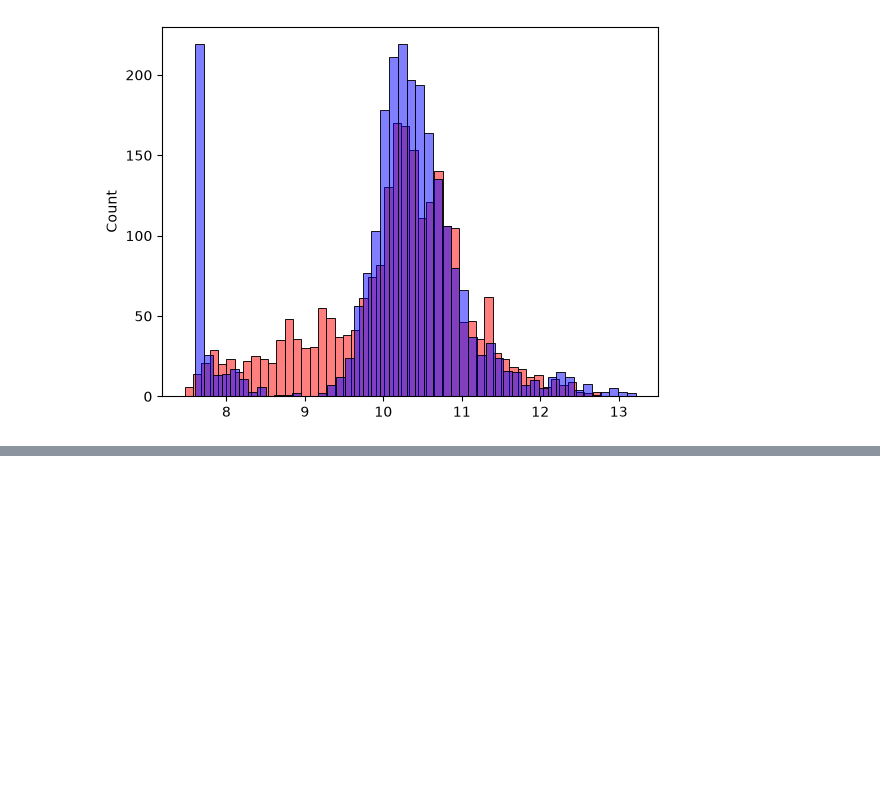
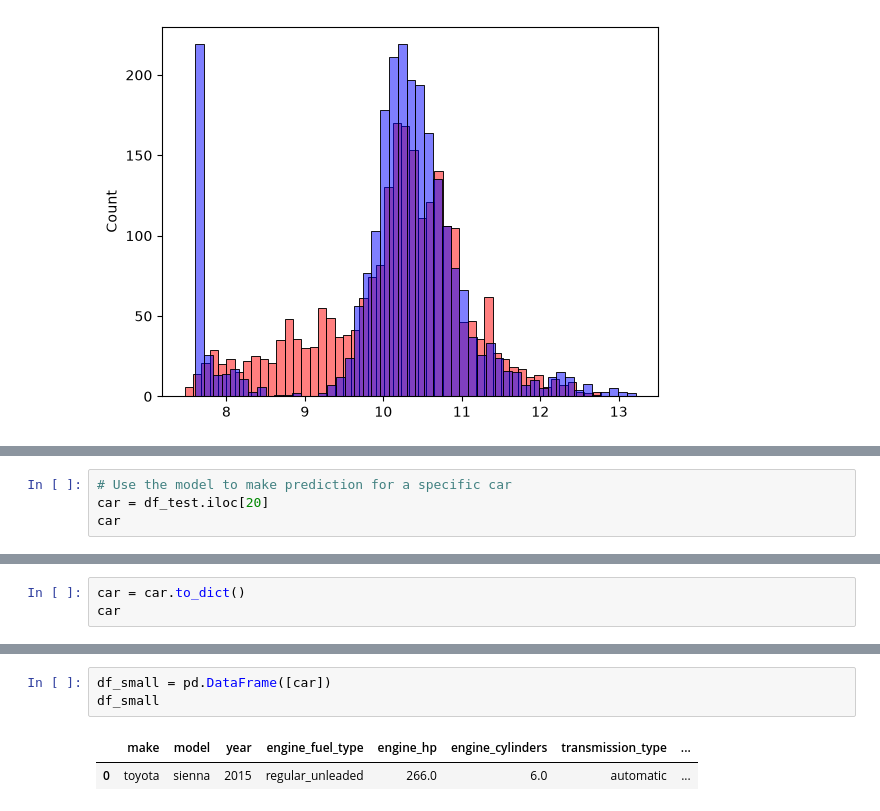
Before and after one commit to yujiezhou001/machine-learning-zoomcamp, a Jupyter notebook: 02-regression/regression.ipynb, the cells around one changed output, grey strips where cells are left out. Cells and saved outputs as stored; diff of their text form; blank space fills up the shorter version.

```diff
--- a/02-regression/regression.ipynb
+++ b/02-regression/regression.ipynb
@@ -686,0 +1175,4 @@ sns.histplot(y_val, color='blue', alpha = 0.5, bins=50)
+# %%
+# Use the model to make prediction for a specific car
+car = df_test.iloc[20]
+car
@@ -686,0 +1196,3 @@ sns.histplot(y_val, color='blue', alpha = 0.5, bins=50)
+# %%
+car = car.to_dict()
+car
@@ -686,0 +1215,6 @@ sns.histplot(y_val, color='blue', alpha = 0.5, bins=50)
+# %%
+df_small = pd.DataFrame([car])
+df_small
+# %% [output]
+|  | make | model | year | engine_fuel_type | engine_hp | engine_cylinders | transmission_type | ... |
+| 0 | toyota | sienna | 2015 | regular_unleaded | 266.0 | 6.0 | automatic | ... |
```
Also changed, not shown: parts of 58 cells of this notebook.
